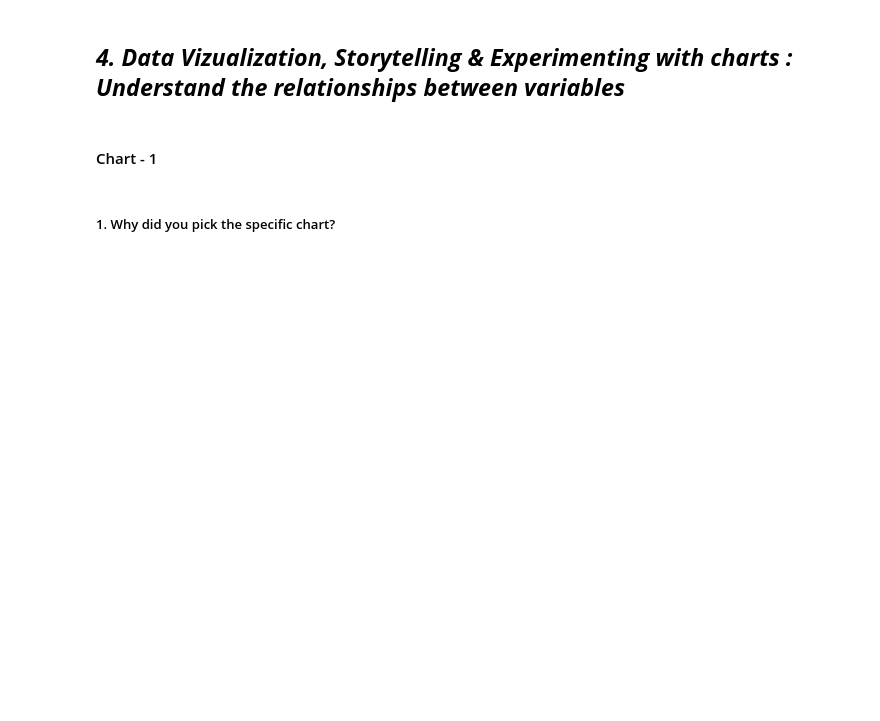
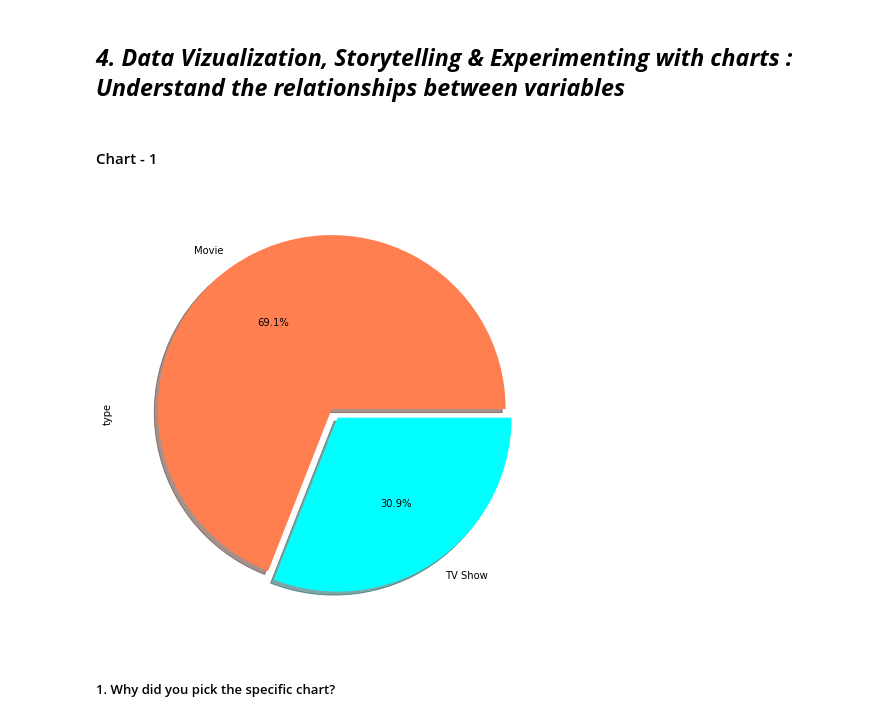
Before and after one commit to mdismailquraishicse/capstone_project_4_netflix_clustering, a Jupyter notebook: netflix_clustering.ipynb, the cells around one changed output. Drawn from its saved outputs; the diff is of its cells as text; code cells hidden in the pictures; blank space fills up the shorter version.

```diff
--- a/netflix_clustering.ipynb
+++ b/netflix_clustering.ipynb
@@ -209,3 +303,10 @@ Answer Here.
+# %%
+# Chart - 1 visualization code
+plt.rcParams['figure.figsize'] = (8,8)
+netflix_df['type'].value_counts().plot.pie(colors={'cyan','coral'},shadow=True,explode=[0.03,0.03],autopct='%0.01f%%')
+plt.show()
+# %% [output]
+[figure, added]
 # %% [markdown]
 ##### 1. Why did you pick the specific chart?
 # %% [markdown]
```
Also changed, not shown: parts of 13 cells of this notebook.
